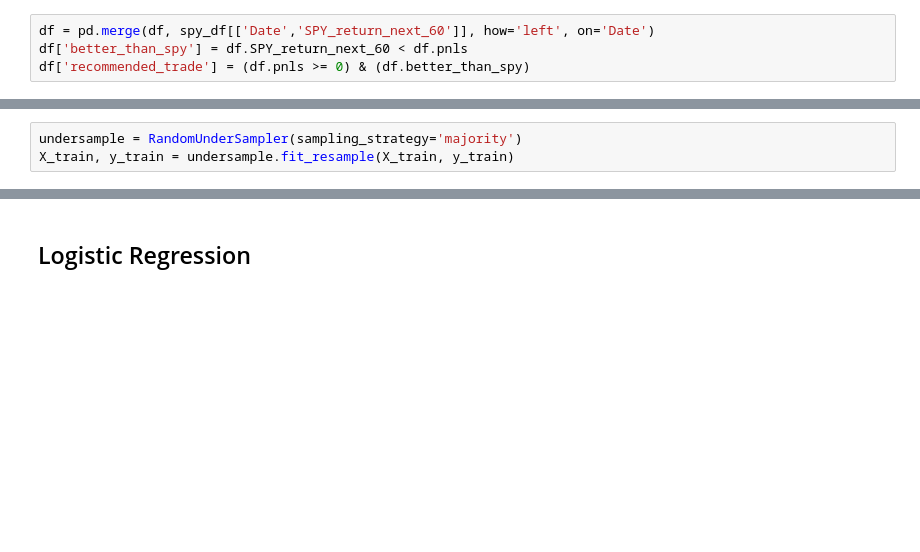
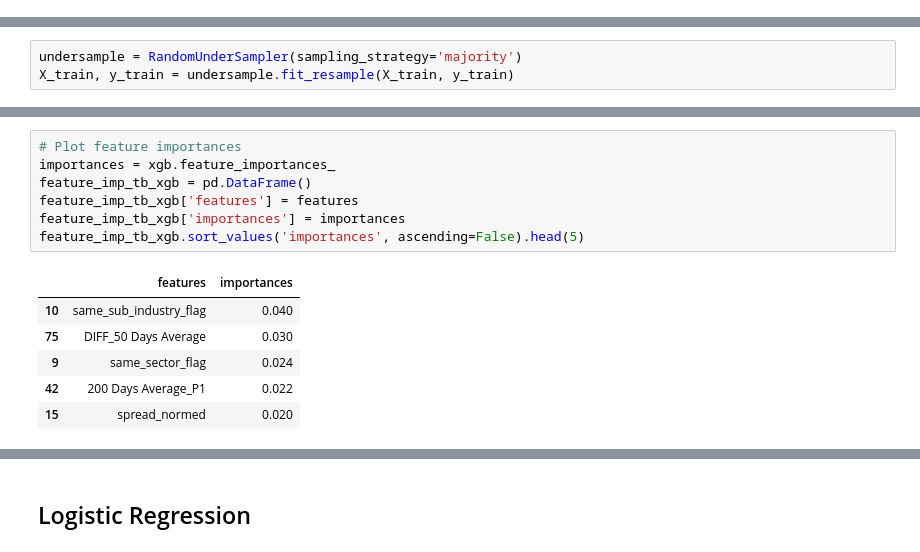
Before and after one commit to nishikaa/pair_trading, a Jupyter notebook: pair-trading-foundations/notebooks/Basic Modeling-Marshal.ipynb, the cells around one changed output, grey strips where cells are left out. Saved outputs shown, nothing was run; the diff lists cells and outputs as text; blank space fills up the shorter version.

```diff
--- a/pair-trading-foundations/notebooks/Basic Modeling-Marshal.ipynb
+++ b/pair-trading-foundations/notebooks/Basic Modeling-Marshal.ipynb
@@ -355,4 +352,0 @@ df['PNL_IS_0'] = np.where(df.pnls==0,1,0)
-# %%
-df = pd.merge(df, spy_df[['Date','SPY_return_next_60']], how='left', on='Date')
-df['better_than_spy'] = df.SPY_return_next_60 < df.pnls
-df['recommended_trade'] = (df.pnls >= 0) & (df.better_than_spy)
@@ -439,0 +505,14 @@ X_train, y_train = undersample.fit_resample(X_train, y_train)
+# %%
+# Plot feature importances
+importances = xgb.feature_importances_
+feature_imp_tb_xgb = pd.DataFrame()
+feature_imp_tb_xgb['features'] = features
+feature_imp_tb_xgb['importances'] = importances
+feature_imp_tb_xgb.sort_values('importances', ascending=False).head(5)
+# %% [output]
+|  | features | importances |
+| 10 | same_sub_industry_flag | 0.040 |
+| 75 | DIFF_50 Days Average | 0.030 |
+| 9 | same_sector_flag | 0.024 |
+| 42 | 200 Days Average_P1 | 0.022 |
+| 15 | spread_normed | 0.020 |
```
Also changed, not shown: parts of 68 cells of this notebook, 4 other files.
